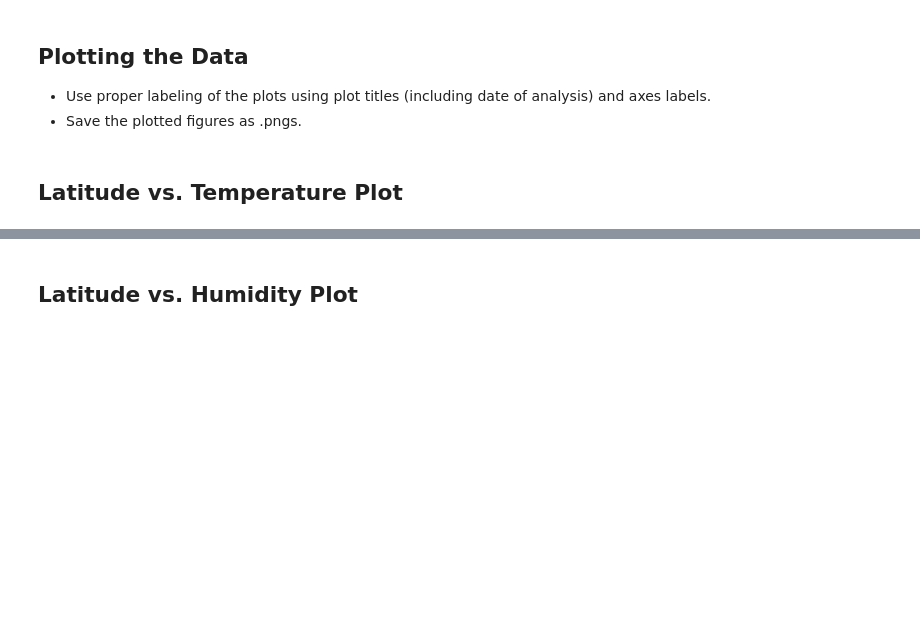
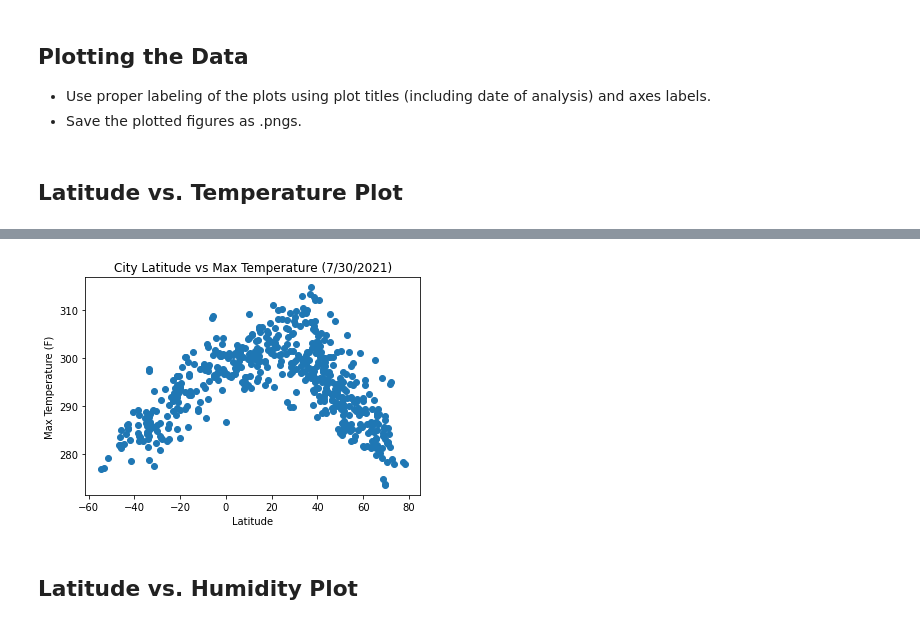
Before and after one commit to RichKirsch80/Weather-and-city-api-pulls, a Jupyter notebook: WeatherPy/WeatherPy.ipynb, the cells around one changed output, grey strips where cells are left out. Drawn from its saved outputs; the diff is of its cells as text; code cells hidden in the pictures; blank space fills up the shorter version.

Commit message:
completed weather api just needs plots added to save

```diff
--- a/WeatherPy/WeatherPy.ipynb
+++ b/WeatherPy/WeatherPy.ipynb
@@ -76,0 +86,27 @@ Data Retrieval Complete
+# %%
+#set static parameter for api key
+params={
+    "appid": weather_api_key
+}
+
+base_url = "http://api.openweathermap.org/data/2.5/weather?"
+#loop to loop through the city parameter and add Lat,Lng,MaxTemp,Humidity, cloudiness,windspeed,country and date
+for index, row in cities_df.iterrows():
+    city = row.City
+
+    params["q"] = city
+
+    cities_lat_lng = requests.get(base_url,params).json()
+    print(f"Processing record {index} | {city}")
+    try:
+        cities_df.loc[index,'Lat'] = cities_lat_lng['coord']['lat']
+        cities_df.loc[index,'Lng'] = cities_lat_lng['coord']['lon']
+        cities_df.loc[index,'Max Temp'] = cities_lat_lng['main']['temp_max']
+        cities_df.loc[index,'Humidity'] = cities_lat_lng['main']['humidity']
+        cities_df.loc[index,'Cloudiness'] = cities_lat_lng['clouds']['all']
+        cities_df.loc[index,'Wind Speed'] = cities_lat_lng['wind']['speed']
+        cities_df.loc[index,'Country'] = cities_lat_lng['sys']['country']
+        cities_df.loc[index,'Date'] = cities_lat_lng['dt']
+    #also for cities not found in the open weather to be skipped and show progress
+    except (KeyError, SyntaxError):
+           print("City not found. Skipping...")
@@ -128,0 +164,8 @@ Int64Index([], dtype='int64')
+# %%
+#formating columns from object to float for plotting
+cities_df["Lat"] = pd.to_numeric(cities_df["Lat"], downcast="float")
+cities_df["Humidity"] = pd.to_numeric(cities_df["Humidity"], downcast="float")
+cities_df["Max Temp"] = pd.to_numeric(cities_df["Max Temp"], downcast="float")
+cities_df["Cloudiness"] = pd.to_numeric(cities_df["Cloudiness"], downcast="float")
+cities_df["Wind Speed"] = pd.to_numeric(cities_df["Wind Speed"], downcast="float")
+cities_df.dtypes
@@ -138,2 +189,13 @@ Int64Index([], dtype='int64')
+# %%
+# Plot Latitude versus Temperature on a scatterplot
+latitude = cities_df.Lat
+temperature = cities_df['Max Temp']
+plt.scatter(latitude,temperature)
+plt.xlabel("Latitude")
+plt.ylabel("Max Temperature (F)")
+plt.title("City Latitude vs Max Temperature (7/30/2021)")
+plt.show()
+# %% [output]
+[figure, added]
 # %% [markdown]
 ## Latitude vs. Humidity Plot
```
Also changed, not shown: parts of 38 cells of this notebook, 1 other file.
